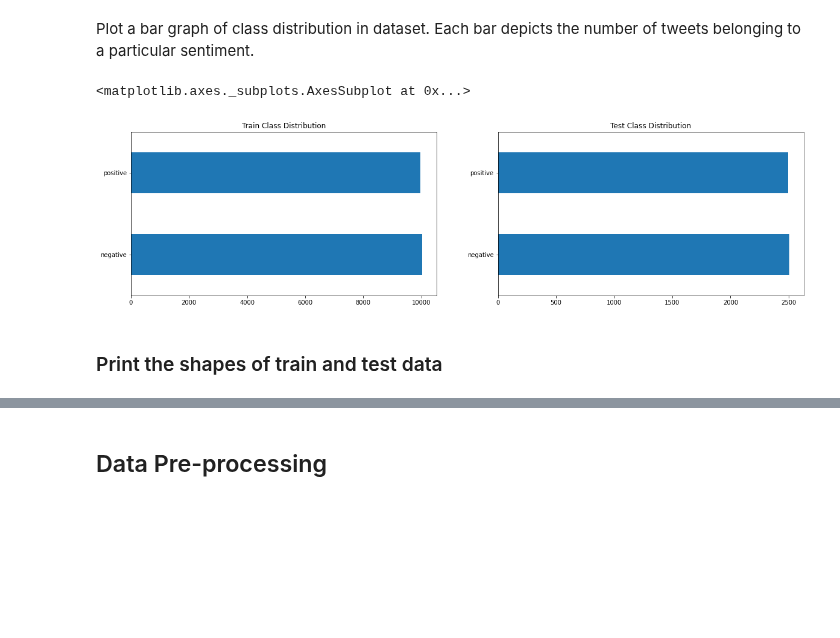
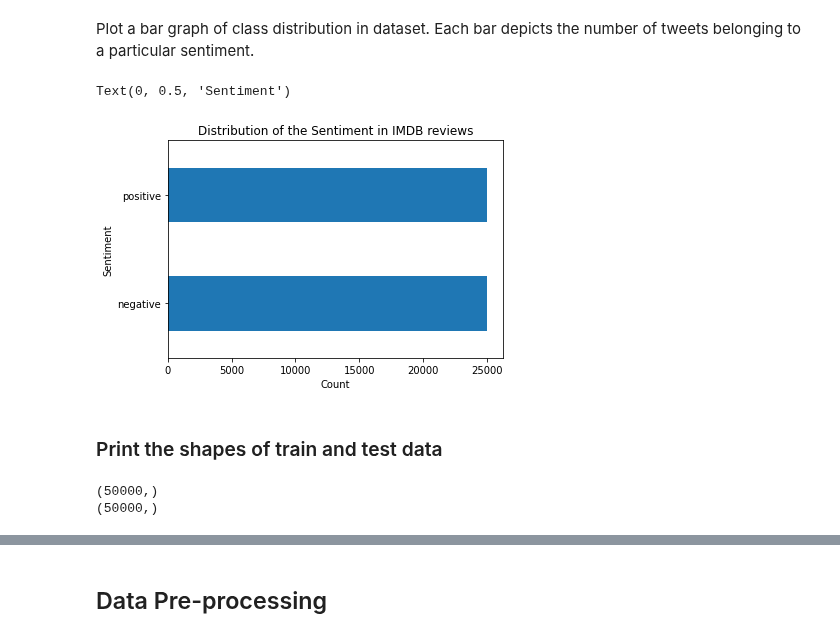
Before and after one commit to lokeshkumarn/Notebooks, a Jupyter notebook: DL_MovieReview.ipynb, the cells around one changed output, grey strips where cells are left out. Cells and saved outputs as stored; diff of their text form; code cells hidden in the pictures; blank space fills up the shorter version.

```diff
--- a/DL_MovieReview.ipynb
+++ b/DL_MovieReview.ipynb
@@ -51,0 +38,2 @@ X_test, y_test = tfds.as_numpy(test_data)
+# %%
+df = pd.read_csv('/content/gdrive/My Drive/Colab Notebooks/Dataset/IMDB Dataset.csv')
@@ -87,17 +103,14 @@ Negative Sentence: b'I have been known to fall asleep during films, but this is
 ### Plot Class Distribution
 # %% [markdown]
 Plot a bar graph of class distribution in dataset. Each bar depicts the number of tweets belonging to a particular sentiment.
-# %%
-fig,ax = plt.subplots(1,2,figsize=(20,5))
-df_y_train = pd.DataFrame(y_train,columns=['label'])
-df_y_train['sentiment'] = df_y_train['label'].apply(lambda x: 'positive' if x == 1 else 'negative')
-df_y_train['sentiment'].value_counts().plot(kind='barh',title='Train Class Distribution',ax=ax[0])
-
-df_y_test = pd.DataFrame(y_test,columns=['label'])
-df_y_test['sentiment'] = df_y_test['label'].apply(lambda x: 'positive' if x == 1 else 'negative')
-df_y_test['sentiment'].value_counts().plot(kind='barh',title='Test Class Distribution',ax=ax[1])
-# %% [output]
-<matplotlib.axes._subplots.AxesSubplot at 0x...>
-[figure, removed]
+# %%
+ax = plt.subplot()
+df['sentiment'].value_counts().plot(kind='barh',ax=ax)
+ax.set_title("Distribution of the Sentiment in IMDB reviews")
+ax.set_xlabel("Count")
+ax.set_ylabel("Sentiment")
+# %% [output]
+Text(0, 0.5, 'Sentiment')
+[figure, added]
 # %% [markdown]
 ### Print the shapes of train and test data
@@ -103,0 +119,8 @@ df_y_test['sentiment'].value_counts().plot(kind='barh',title='Test Class Distrib
+# %%
+X = df['review'].values
+y = df['class'].values
+print(X.shape)
+print(y.shape)
+# %% [output]
+(50000,)
+(50000,)
```
Also changed, not shown: parts of 36 cells of this notebook.
